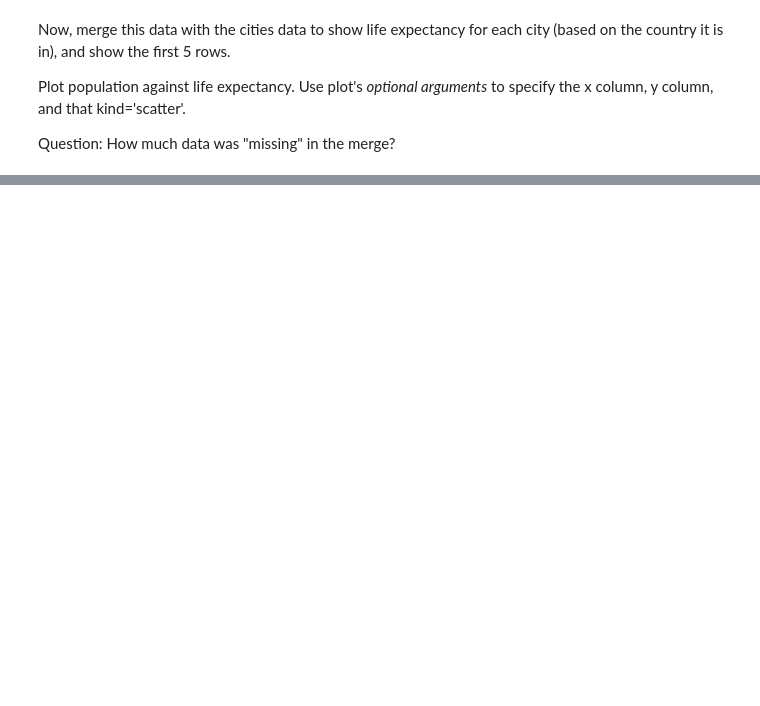
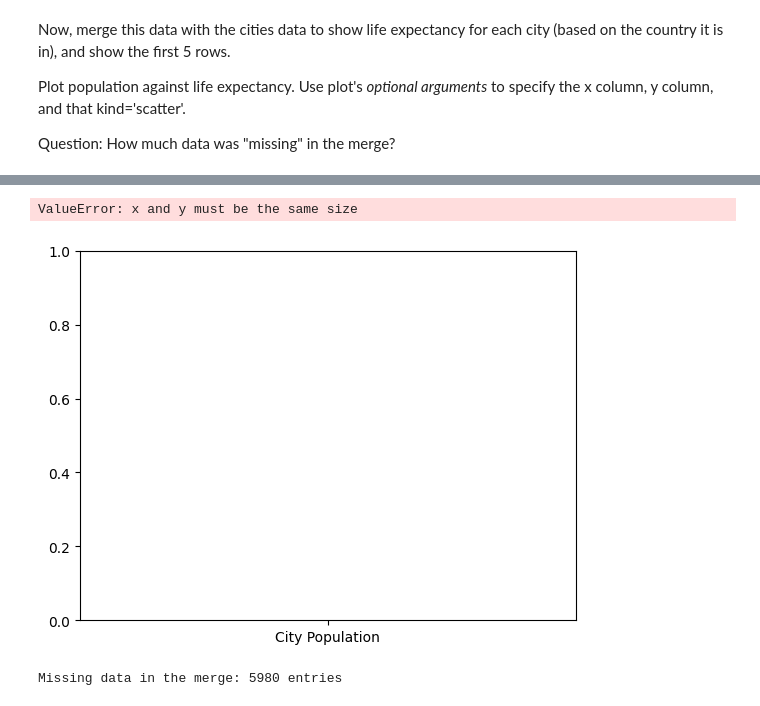
Before and after one commit to YIQISHENG/QM2, a Jupyter notebook: notebooks/W6_Merging_and_Joining_in_Python.ipynb, the cells around one changed output, grey strips where cells are left out. Cells and saved outputs as stored; diff of their text form; code cells hidden in the pictures; blank space fills up the shorter version.

```diff
--- a/notebooks/W6_Merging_and_Joining_in_Python.ipynb
+++ b/notebooks/W6_Merging_and_Joining_in_Python.ipynb
@@ -369,3 +401,10 @@ You'll notice that the index **won't** be the column you want to merge on in the
 The syntax for merging on a **column** (which is not the index) is to pass the column name to the optional 'left_on=' or 'right_on=' arguments. And we don't use right_index=True (or left_index=True), depending on which we're using.
 
 So for example: **df1.merge(df2, left_on='Name', right_index=True)** would join df1 (on the left) to df2 (on the right), using the column 'Name' on the left (df1) and the index column (whatever that is) on the right (df2).
+# %%
+city_c_path = "data/wk5/UN_Cities_1214_country.csv"
+city_c = pd.read_csv(city_c_path, encoding='latin1', index_col='City')
+city_c.head()
+
+cities = pd.merge(city_c, city_pop, left_index=True, right_index=True, how='right')
+cities
@@ -413,3 +481,7 @@ In a new cell, clean up the above dataframe by
 
 - removing the "Value Footnotes" Column
 - use only the most recent data (2012)
+# %%
+life = life[life['Year'] == 2012].copy()
+life.drop('Value Footnotes', axis=1, inplace=True)
+life.head()
@@ -425,3 +513,6 @@ Now, merge this data with the cities data to show life expectancy for each city
 Plot population against life expectancy. Use plot's *optional arguments* to specify the x column, y column, and that kind='scatter'.
 
 Question: How much data was "missing" in the merge?
+# %%
+cities_life=pd.merge(cities, life, left_index=True, right_index=True,how='outer')
+cities_life.head()
@@ -427,0 +526,3 @@ Question: How much data was "missing" in the merge?
+# %%
+cities_life.rename(columns={'City Population_x': 'City Population'}, inplace=True)
+cities_life
@@ -427,0 +543,15 @@ Question: How much data was "missing" in the merge?
+# %%
+plt.scatter(x='City Population', y='Life Expectancy', data=cities_life)
+plt.xlabel('City Population')
+plt.ylabel('Life Expectancy')
+plt.title('City Population vs Life Expectancy')
+
+plt.show()
+# %% [output]
+ValueError: x and y must be the same size
+[figure, added]
+# %%
+missing_data = cities_life.isnull().sum().sum()
+print(f"Missing data in the merge: {missing_data} entries")
+# %% [output]
+Missing data in the merge: 5980 entries
```
Also changed, not shown: parts of 34 cells of this notebook.
